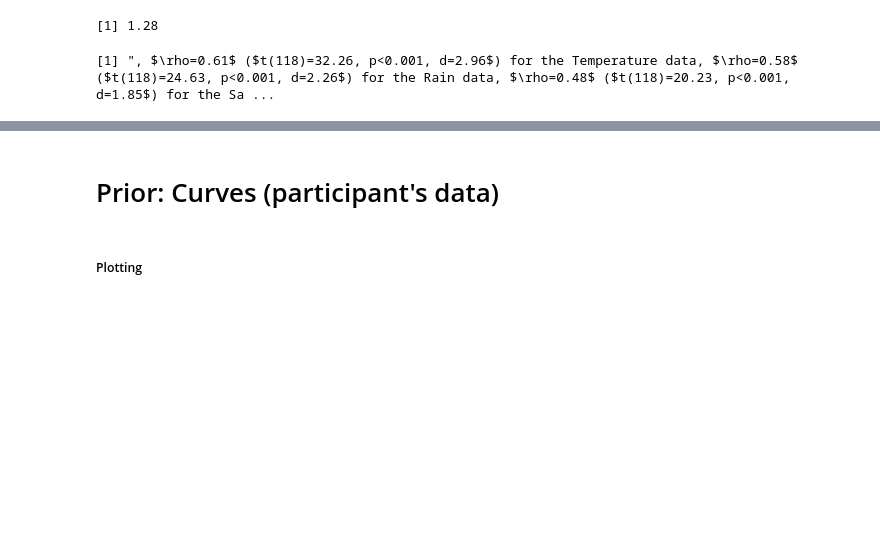
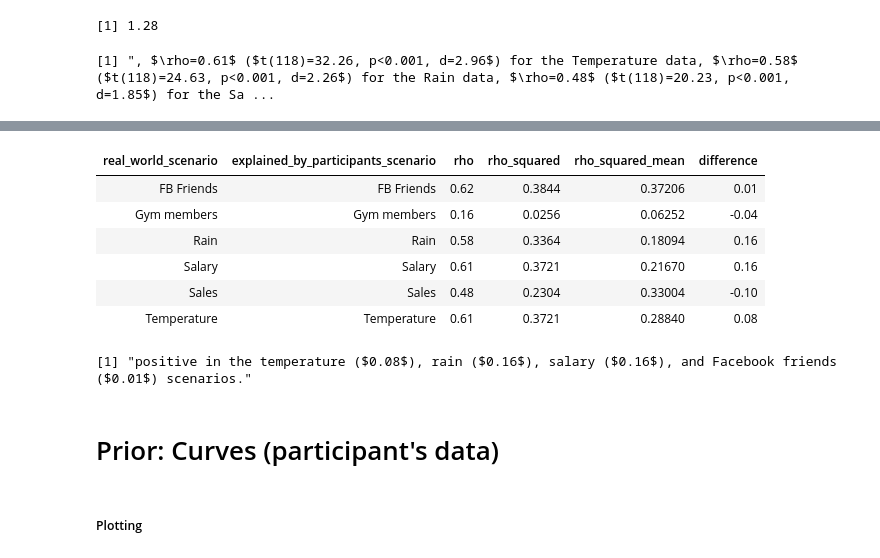
Before and after one commit to panchoqv/compforca, a Jupyter notebook: Data analysis/5- New grid plots (6x2 plots).ipynb, the cells around one changed output, grey strips where cells are left out. Cells and saved outputs as stored; diff of their text form; code cells hidden in the pictures; blank space fills up the shorter version.

Commit message:
Cross scenarios analysis

```diff
--- a/Data analysis/5- New grid plots (6x2 plots).ipynb
+++ b/Data analysis/5- New grid plots (6x2 plots).ipynb
@@ -407,3 +504,41 @@ paste0(  print_test_results('Temperature', 'Temperature'),
+# %%
+# Transform value
+results_converted <- results
+results_converted$rho <- as.numeric(levels(results$rho))[results$rho]
+
+# Rho squared
+results_converted$rho_squared <- results_converted$rho * results_converted$rho
+# %%
+cross_validation_rhos <- results_converted %>%
+                        filter(real_world_scenario != explained_by_participants_scenario) %>%
+                        group_by(real_world_scenario) %>%
+                        summarize(rho_squared_mean = mean(rho_squared))
+
+original_rhos <- results_converted %>%
+                        filter(real_world_scenario == explained_by_participants_scenario)
+
+final_results <- (merge( x = original_rhos,
+                        y = cross_validation_rhos,
+                        by = c('real_world_scenario'))) %>%
+                  mutate(difference = (rho_squared - rho_squared_mean) %>% round(2))
+# %%
+final_results
+# %% [output]
+| real_world_scenario | explained_by_participants_scenario | rho | rho_squared | rho_squared_mean | difference |
+| FB Friends | FB Friends | 0.62 | 0.3844 | 0.37206 | 0.01 |
+| Gym members | Gym members | 0.16 | 0.0256 | 0.06252 | -0.04 |
+| Rain | Rain | 0.58 | 0.3364 | 0.18094 | 0.16 |
+| Salary | Salary | 0.61 | 0.3721 | 0.21670 | 0.16 |
+| Sales | Sales | 0.48 | 0.2304 | 0.33004 | -0.10 |
+| Temperature | Temperature | 0.61 | 0.3721 | 0.28840 | 0.08 |
+# %%
+print(paste0( "positive in the temperature ($", final_results[final_results$real_world_scenario=='Temperature', 'difference'],
+                            "$), rain ($", final_results[final_results$real_world_scenario=='Rain', 'difference'],
+                          "$), salary ($", final_results[final_results$real_world_scenario=='Salary', 'difference'],
+            "$), and Facebook friends ($", final_results[final_results$real_world_scenario=='FB Friends', 'difference'],
+       "$) scenarios."))
+# %% [output]
+[1] "positive in the temperature ($0.08$), rain ($0.16$), salary ($0.16$), and Facebook friends ($0.01$) scenarios."
 # %% [markdown]
 # Prior: Curves (participant's data)
 # %% [markdown]
```
Also changed, not shown: parts of 16 cells of this notebook, 5 other files.
